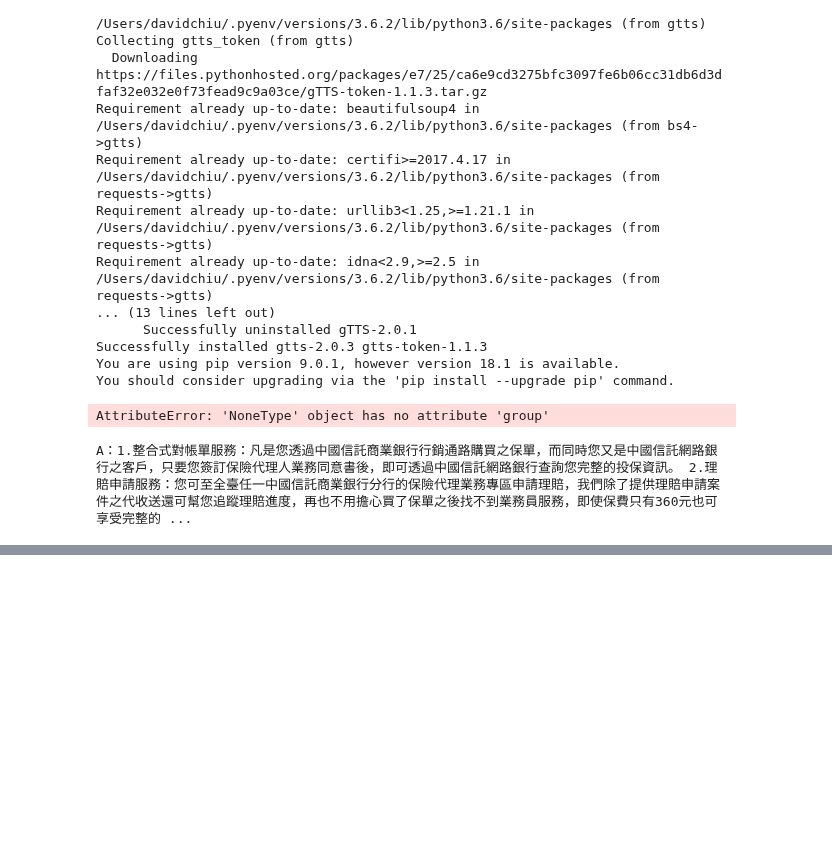
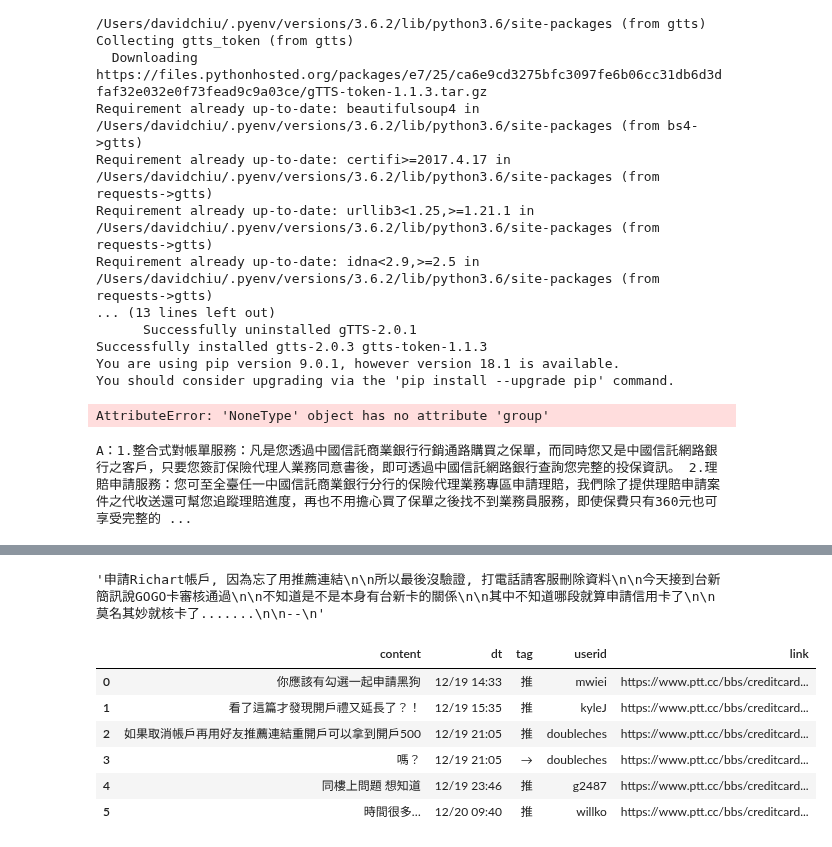
Before and after one commit to ywchiu/ctbc, a Jupyter notebook: Demo20181220.ipynb, the cells around one changed output, grey strips where cells are left out. Drawn from its saved outputs; the diff is of its cells as text; code cells hidden in the pictures; blank space fills up the shorter version.

```diff
--- a/Demo20181220.ipynb
+++ b/Demo20181220.ipynb
@@ -495,0 +615,31 @@ A：1.整合式對帳單服務：凡是您透過中國信託商業銀行行銷
+# %%
+getArticle('https://www.ptt.cc/bbs/creditcard/M.1545199423.A.BAE.html')
+# %% [output]
+'申請Richart帳戶, 因為忘了用推薦連結\n\n所以最後沒驗證, 打電話請客服刪除資料\n\n今天接到台新簡訊說GOGO卡審核通過\n\n不知道是不是本身有台新卡的關係\n\n其中不知道哪段就算申請信用卡了\n\n莫名其妙就核卡了.......\n\n--\n'
+# %%
+from bs4 import BeautifulSoup
+res = requests.get('https://www.ptt.cc/bbs/creditcard/M.1545199423.A.BAE.html')
+soup = BeautifulSoup(res.text, 'lxml')
+# %%
+pushs = []
+for p in soup.select('.push'):
+    pushdata = {}
+    pushdata['tag']     = p.select_one('.push-tag').text.strip()
+    pushdata['userid']  = p.select_one('.push-userid').text.strip()
+    pushdata['content'] = p.select_one('.push-content').text.lstrip(':')
+    pushdata['dt']      = p.select_one('.push-ipdatetime').text.strip()
+    pushs.append(pushdata)
+# %%
+pushdf = pandas.DataFrame(pushs)
+# %%
+pushdf['link'] = 'https://www.ptt.cc/bbs/creditcard/M.1545199423.A.BAE.html'
+# %%
+pushdf
+# %% [output]
+|  | content | dt | tag | userid | link |
+| 0 | 你應該有勾選一起申請黑狗 | 12/19 14:33 | 推 | mwiei | https://www.ptt.cc/bbs/creditcard... |
+| 1 | 看了這篇才發現開戶禮又延長了？！ | 12/19 15:35 | 推 | kyleJ | https://www.ptt.cc/bbs/creditcard... |
+| 2 | 如果取消帳戶再用好友推薦連結重開戶可以拿到開戶500 | 12/19 21:05 | 推 | doubleches | https://www.ptt.cc/bbs/creditcard... |
+| 3 | 嗎？ | 12/19 21:05 | → | doubleches | https://www.ptt.cc/bbs/creditcard... |
+| 4 | 同樓上問題 想知道 | 12/19 23:46 | 推 | g2487 | https://www.ptt.cc/bbs/creditcard... |
+| 5 | 時間很多… | 12/20 09:40 | 推 | willko | https://www.ptt.cc/bbs/creditcard... |
```
Also changed, not shown: parts of 14 cells of this notebook.
